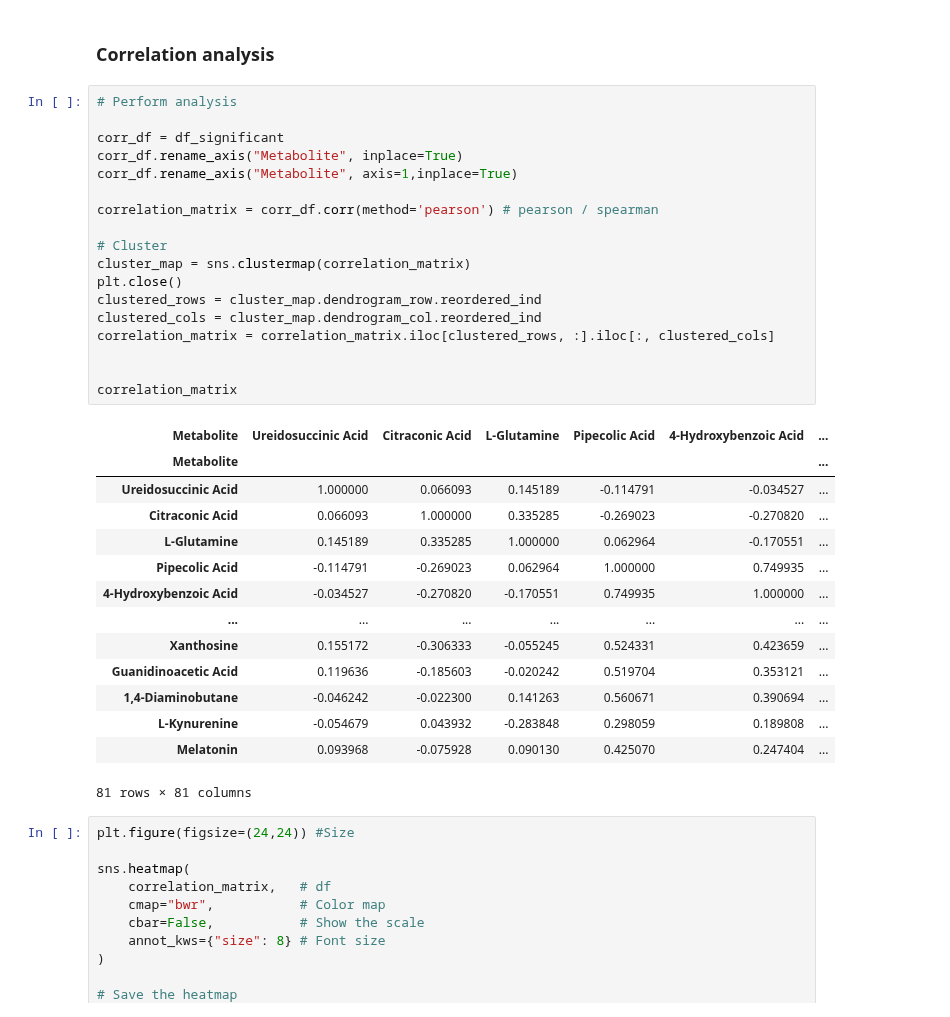
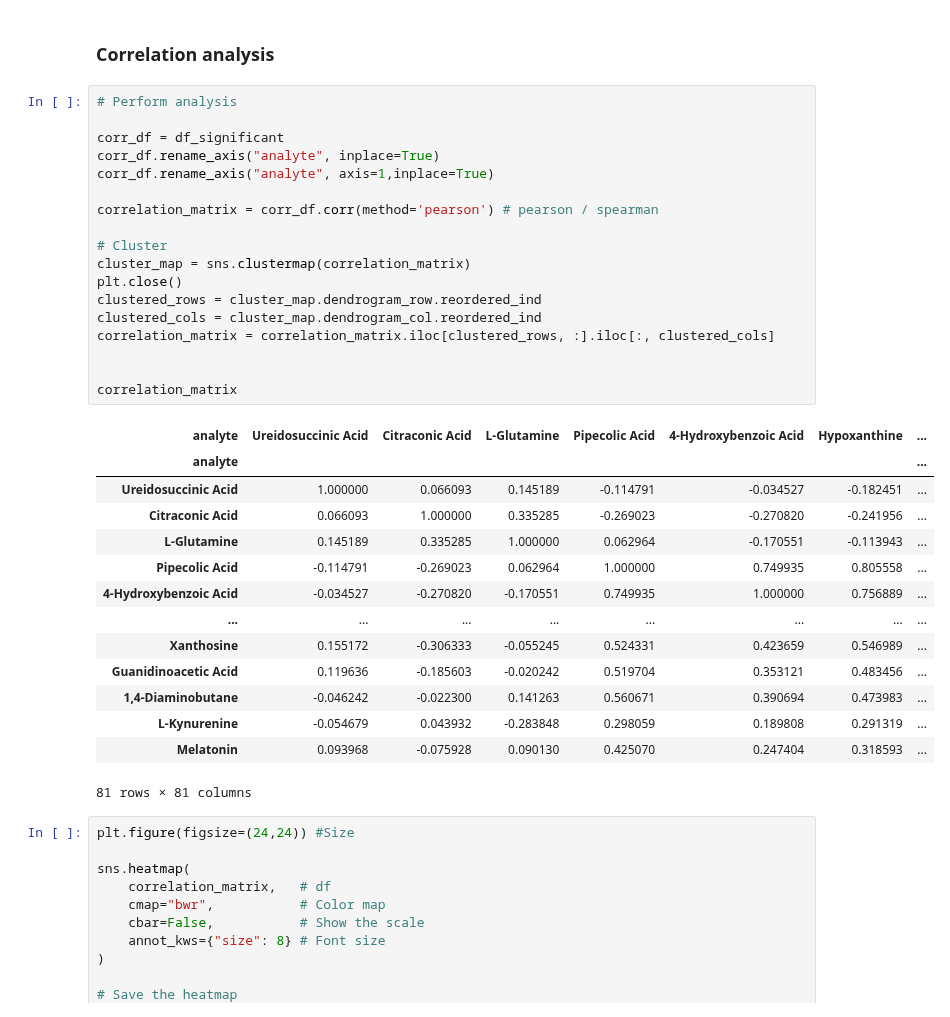
Before and after one commit to Perik-Zavodskii/BulkOmicsTools, a Jupyter notebook: BulkOmicsTools.ipynb, the cells around one changed output. Saved outputs shown, nothing was run; the diff lists cells and outputs as text.

```diff
--- a/MetaboloTools.ipynb
+++ b/BulkOmicsTools.ipynb
@@ -372,35 +372,35 @@ clustered_df_significant.T.to_csv('clustered_df_significant.csv') # For CytoScap
 # %%
 # Perform analysis
 
 corr_df = df_significant
-corr_df.rename_axis("Metabolite", inplace=True)
-corr_df.rename_axis("Metabolite", axis=1,inplace=True)
+corr_df.rename_axis("analyte", inplace=True)
+corr_df.rename_axis("analyte", axis=1,inplace=True)
 
 correlation_matrix = corr_df.corr(method='pearson') # pearson / spearman
 
 # Cluster
 cluster_map = sns.clustermap(correlation_matrix)
 plt.close()
 clustered_rows = cluster_map.dendrogram_row.reordered_ind
 clustered_cols = cluster_map.dendrogram_col.reordered_ind
 correlation_matrix = correlation_matrix.iloc[clustered_rows, :].iloc[:, clustered_cols]
 
 
 correlation_matrix
 # %% [output]
-| Metabolite | Ureidosuccinic Acid | Citraconic Acid | L-Glutamine | Pipecolic Acid | 4-Hydroxybenzoic Acid | ... |
-| Metabolite |  |  |  |  |  | ... |
-| Ureidosuccinic Acid | 1.000000 | 0.066093 | 0.145189 | -0.114791 | -0.034527 | ... |
-| Citraconic Acid | 0.066093 | 1.000000 | 0.335285 | -0.269023 | -0.270820 | ... |
-| L-Glutamine | 0.145189 | 0.335285 | 1.000000 | 0.062964 | -0.170551 | ... |
-| Pipecolic Acid | -0.114791 | -0.269023 | 0.062964 | 1.000000 | 0.749935 | ... |
-| 4-Hydroxybenzoic Acid | -0.034527 | -0.270820 | -0.170551 | 0.749935 | 1.000000 | ... |
-| ... | ... | ... | ... | ... | ... | ... |
-| Xanthosine | 0.155172 | -0.306333 | -0.055245 | 0.524331 | 0.423659 | ... |
-| Guanidinoacetic Acid | 0.119636 | -0.185603 | -0.020242 | 0.519704 | 0.353121 | ... |
-| 1,4-Diaminobutane | -0.046242 | -0.022300 | 0.141263 | 0.560671 | 0.390694 | ... |
-| L-Kynurenine | -0.054679 | 0.043932 | -0.283848 | 0.298059 | 0.189808 | ... |
-| Melatonin | 0.093968 | -0.075928 | 0.090130 | 0.425070 | 0.247404 | ... |
+| analyte | Ureidosuccinic Acid | Citraconic Acid | L-Glutamine | Pipecolic Acid | 4-Hydroxybenzoic Acid | Hypoxanthine | ... |
+| analyte |  |  |  |  |  |  | ... |
+| Ureidosuccinic Acid | 1.000000 | 0.066093 | 0.145189 | -0.114791 | -0.034527 | -0.182451 | ... |
+| Citraconic Acid | 0.066093 | 1.000000 | 0.335285 | -0.269023 | -0.270820 | -0.241956 | ... |
+| L-Glutamine | 0.145189 | 0.335285 | 1.000000 | 0.062964 | -0.170551 | -0.113943 | ... |
+| Pipecolic Acid | -0.114791 | -0.269023 | 0.062964 | 1.000000 | 0.749935 | 0.805558 | ... |
+| 4-Hydroxybenzoic Acid | -0.034527 | -0.270820 | -0.170551 | 0.749935 | 1.000000 | 0.756889 | ... |
+| ... | ... | ... | ... | ... | ... | ... | ... |
+| Xanthosine | 0.155172 | -0.306333 | -0.055245 | 0.524331 | 0.423659 | 0.546989 | ... |
+| Guanidinoacetic Acid | 0.119636 | -0.185603 | -0.020242 | 0.519704 | 0.353121 | 0.483456 | ... |
+| 1,4-Diaminobutane | -0.046242 | -0.022300 | 0.141263 | 0.560671 | 0.390694 | 0.473983 | ... |
+| L-Kynurenine | -0.054679 | 0.043932 | -0.283848 | 0.298059 | 0.189808 | 0.291319 | ... |
+| Melatonin | 0.093968 | -0.075928 | 0.090130 | 0.425070 | 0.247404 | 0.318593 | ... |
 81 rows × 81 columns
 # %%
 plt.figure(figsize=(24,24)) #Size
```
Also changed, not shown: parts of 13 cells of this notebook.
